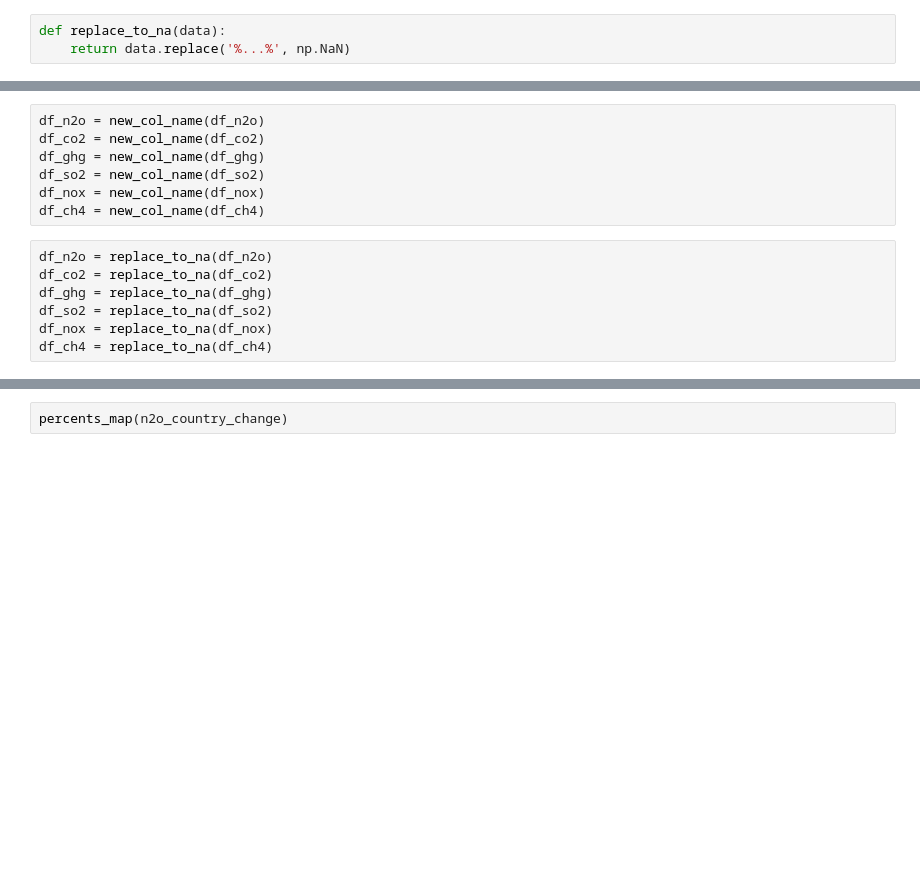
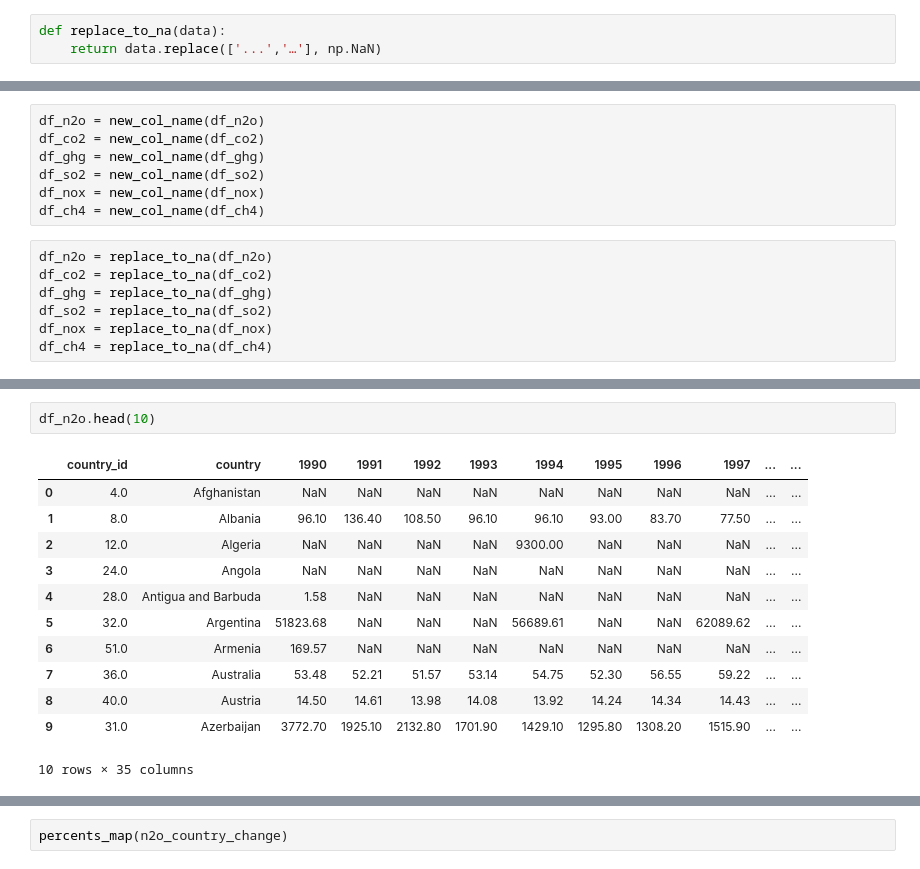
Before and after one commit to kozyreviva/Climat, a Jupyter notebook: Air_Indicators/climat.ipynb, the cells around one changed output, grey strips where cells are left out. Drawn from its saved outputs; the diff is of its cells as text; blank space fills up the shorter version.

```diff
--- a/Air_Indicators/climat.ipynb
+++ b/Air_Indicators/climat.ipynb
@@ -37,7 +37,7 @@ def new_col_name(data):
    return  data.drop(0).reset_index(drop = True)
 # %%
 def replace_to_na(data):
-    return data.replace('%...%', np.NaN)
+    return data.replace(['...','…'], np.NaN)
 # %%
 def change_type(data):
     data[data.columns[2:30]] = data[data.columns[2:30]].replace(to_replace = ',', value = '', regex = True)
@@ -156,3 +148,18 @@ ValueError: ignored
+# %%
+df_n2o.head(10)
+# %% [output]
+|  | country_id | country | 1990 | 1991 | 1992 | 1993 | 1994 | 1995 | 1996 | 1997 | ... | ... |
+| 0 | 4.0 | Afghanistan | NaN | NaN | NaN | NaN | NaN | NaN | NaN | NaN | ... | ... |
+| 1 | 8.0 | Albania | 96.10 | 136.40 | 108.50 | 96.10 | 96.10 | 93.00 | 83.70 | 77.50 | ... | ... |
+| 2 | 12.0 | Algeria | NaN | NaN | NaN | NaN | 9300.00 | NaN | NaN | NaN | ... | ... |
+| 3 | 24.0 | Angola | NaN | NaN | NaN | NaN | NaN | NaN | NaN | NaN | ... | ... |
+| 4 | 28.0 | Antigua and Barbuda | 1.58 | NaN | NaN | NaN | NaN | NaN | NaN | NaN | ... | ... |
+| 5 | 32.0 | Argentina | 51823.68 | NaN | NaN | NaN | 56689.61 | NaN | NaN | 62089.62 | ... | ... |
+| 6 | 51.0 | Armenia | 169.57 | NaN | NaN | NaN | NaN | NaN | NaN | NaN | ... | ... |
+| 7 | 36.0 | Australia | 53.48 | 52.21 | 51.57 | 53.14 | 54.75 | 52.30 | 56.55 | 59.22 | ... | ... |
+| 8 | 40.0 | Austria | 14.50 | 14.61 | 13.98 | 14.08 | 13.92 | 14.24 | 14.34 | 14.43 | ... | ... |
+| 9 | 31.0 | Azerbaijan | 3772.70 | 1925.10 | 2132.80 | 1701.90 | 1429.10 | 1295.80 | 1308.20 | 1515.90 | ... | ... |
+10 rows × 35 columns
 # %%
 n2o_country_change = country_change_alpha(df_n2o)
 co2_country_change = country_change_alpha(df_co2)
```
Also changed, not shown: parts of 12 cells of this notebook.
